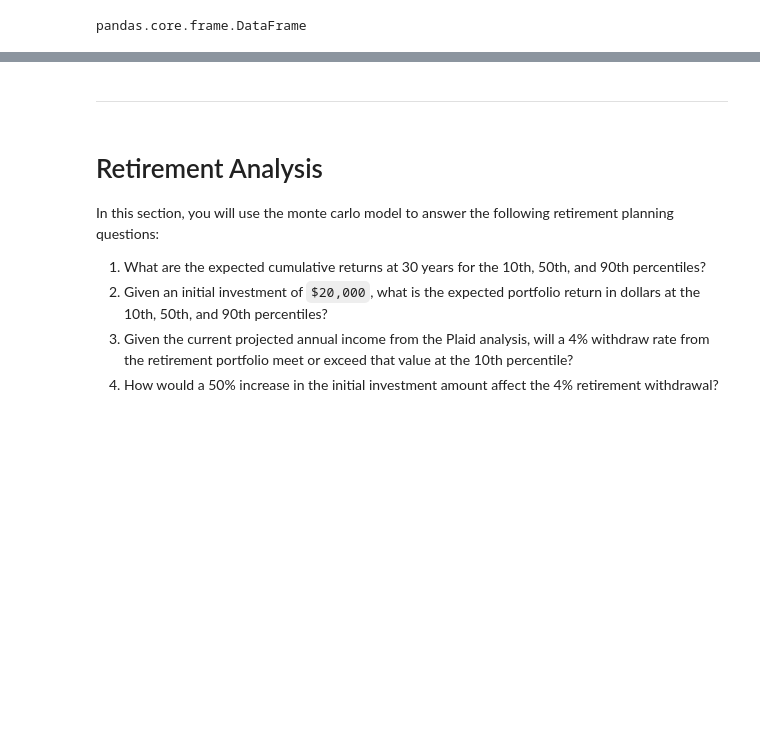
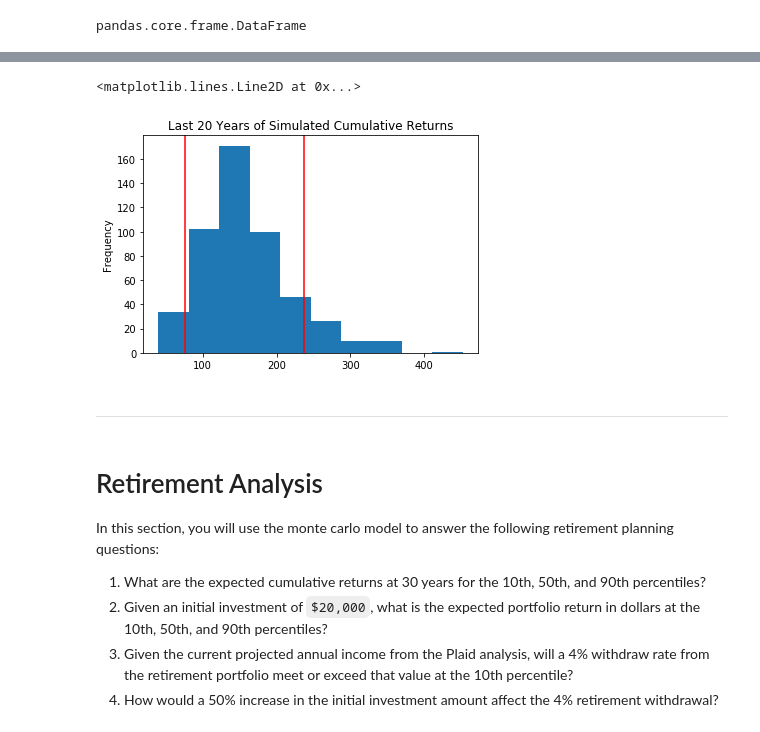
Before and after one commit to exposuretherapy/Learning-APIs, a Jupyter notebook: portfolio_planner.ipynb, the cells around one changed output, grey strips where cells are left out. Cells and saved outputs as stored; diff of their text form; code cells hidden in the pictures; blank space fills up the shorter version.

```diff
--- a/portfolio_planner.ipynb
+++ b/portfolio_planner.ipynb
@@ -209,3 +220,11 @@ sim_cum_returns['sim_SPY'].plot.hist(bins=[0,1,2,3,4,5,6,7,8,9,10],title='90% In
+# %%
+plt.figure();
+sim_cum_20.plot(kind='hist',bins=10,title='Last 20 Years of Simulated Cumulative Returns')
+plt.axvline(confidence_interval_20.iloc[0], color='r')
+plt.axvline(confidence_interval_20.iloc[1], color='r')
+# %% [output]
+<matplotlib.lines.Line2D at 0x...>
+[figure, added]
 # %% [markdown]
 ---
 # %% [markdown]
```
Also changed, not shown: parts of 7 cells of this notebook.
